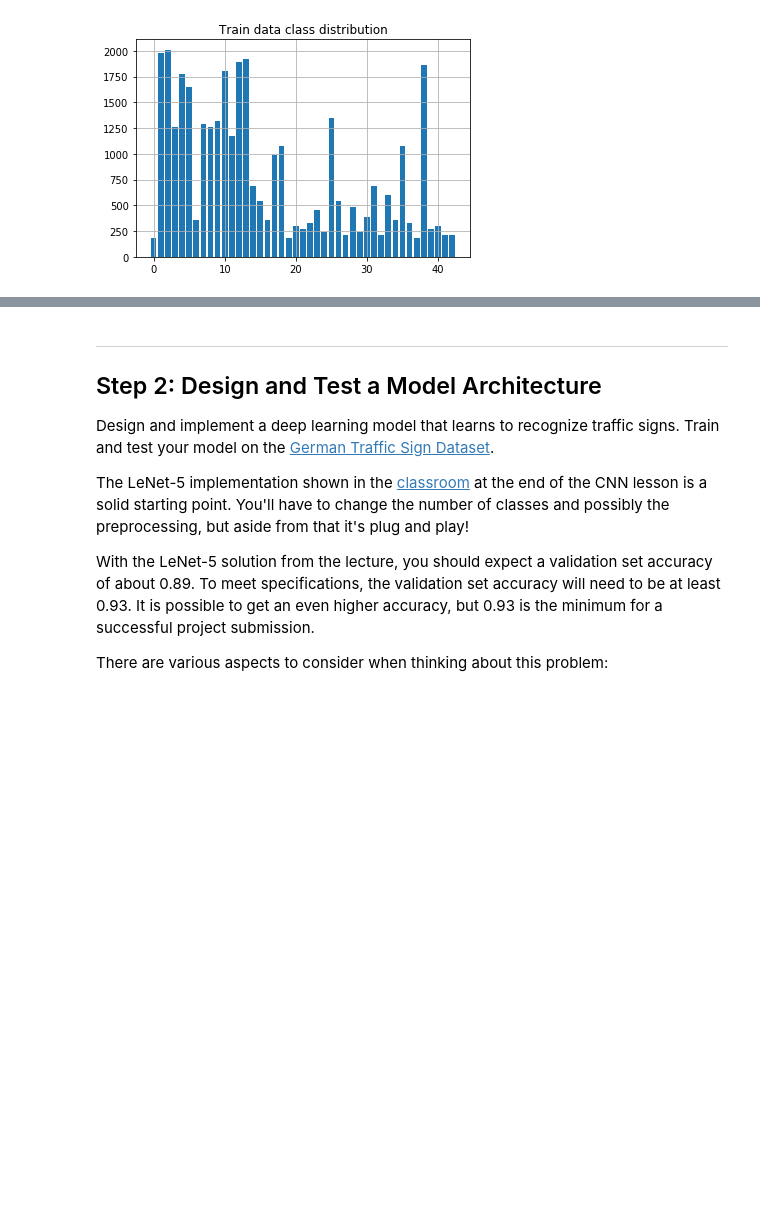
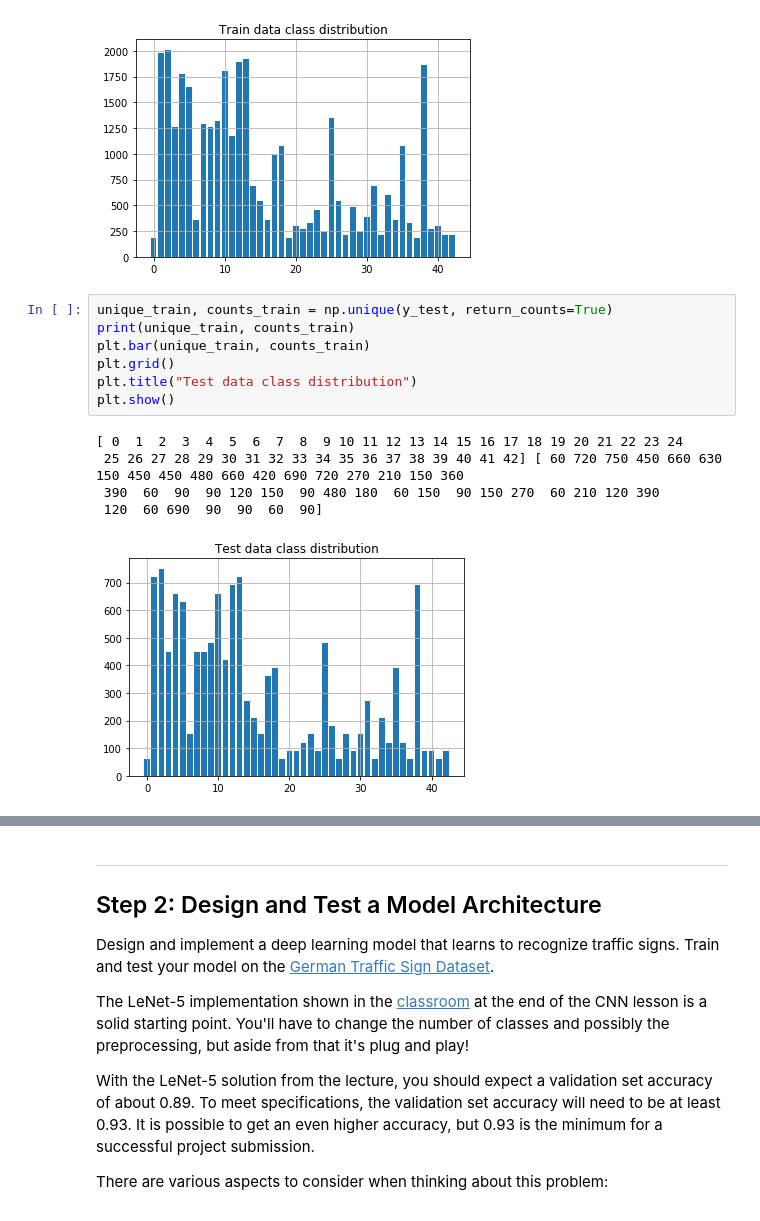
Before and after one commit to yingCMU/traffic_sign_classifier, a Jupyter notebook: Traffic_Sign_Classifier.ipynb, the cells around one changed output, grey strips where cells are left out. Drawn from its saved outputs; the diff is of its cells as text; blank space fills up the shorter version.

Commit message:
add distribution

```diff
--- a/Traffic_Sign_Classifier.ipynb
+++ b/Traffic_Sign_Classifier.ipynb
@@ -129,3 +129,16 @@ plt.show()
   540  360  990 1080  180  300  270  330  450  240 1350  540  210  480  240
   390  690  210  599  360 1080  330  180 1860  270  300  210  210]
 [figure]
+# %%
+unique_train, counts_train = np.unique(y_test, return_counts=True)
+print(unique_train, counts_train)
+plt.bar(unique_train, counts_train)
+plt.grid()
+plt.title("Test data class distribution")
+plt.show()
+# %% [output]
+[ 0  1  2  3  4  5  6  7  8  9 10 11 12 13 14 15 16 17 18 19 20 21 22 23 24
+ 25 26 27 28 29 30 31 32 33 34 35 36 37 38 39 40 41 42] [ 60 720 750 450 660 630 150 450 450 480 660 420 690 720 270 210 150 360
+ 390  60  90  90 120 150  90 480 180  60 150  90 150 270  60 210 120 390
+ 120  60 690  90  90  60  90]
+[figure, added]
```
Also changed, not shown: parts of 2 cells of this notebook, 3 other files.
